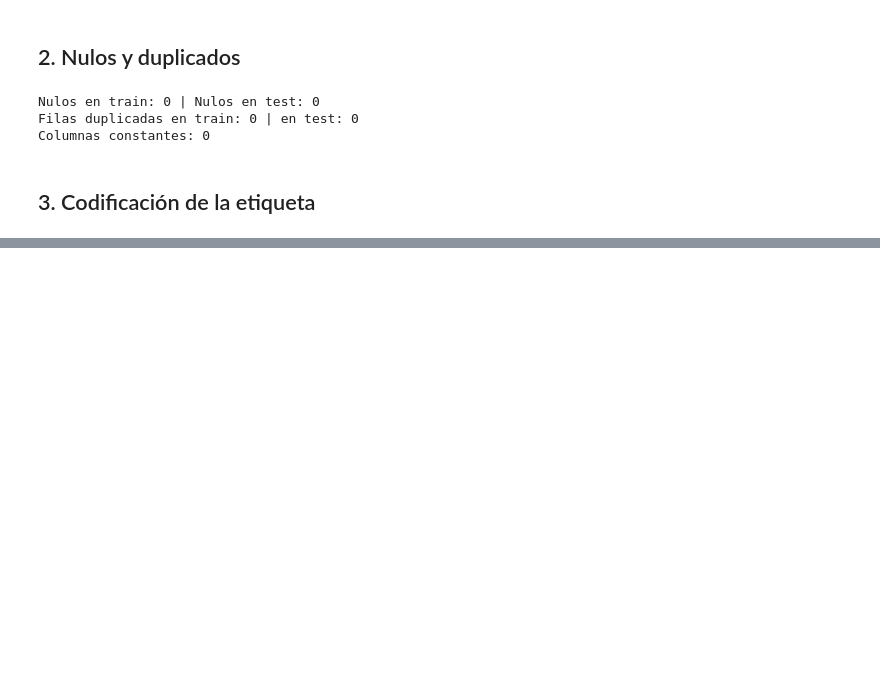
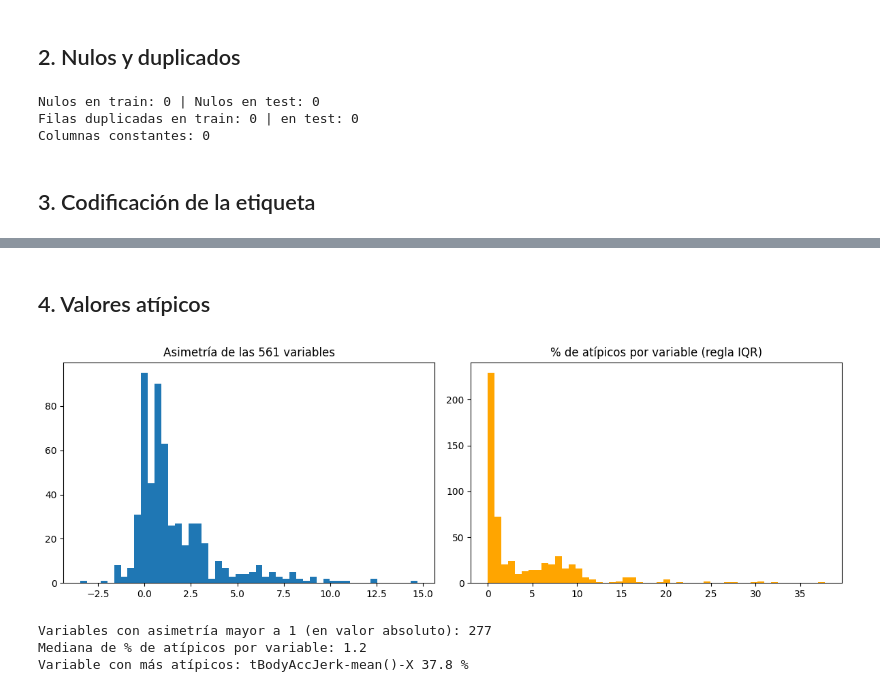
Before and after one commit to TiagoV69/analisis-datos-grupo7, a Jupyter notebook: evaluacion 4/notebooks/02_preprocesamiento.ipynb, the cells around one changed output, grey strips where cells are left out. Cells and saved outputs as stored; diff of their text form; code cells hidden in the pictures; blank space fills up the shorter version.

```diff
--- a/evaluacion 4/notebooks/02_preprocesamiento.ipynb
+++ b/evaluacion 4/notebooks/02_preprocesamiento.ipynb
@@ -72,0 +105,26 @@ Columnas constantes: 0
+# %% [markdown]
+## 4. Valores atípicos
+# %%
+asimetria = X_train.apply(skew)
+q1 = X_train.quantile(0.25)
+q3 = X_train.quantile(0.75)
+iqr = q3 - q1
+es_atipico = (X_train < q1 - 1.5 * iqr) | (X_train > q3 + 1.5 * iqr)
+pct_atipicos = es_atipico.mean() * 100
+
+fig, axes = plt.subplots(1, 2, figsize=(12, 4))
+axes[0].hist(asimetria, bins=50)
+axes[0].set_title("Asimetría de las 561 variables")
+axes[1].hist(pct_atipicos, bins=50, color="orange")
+axes[1].set_title("% de atípicos por variable (regla IQR)")
+plt.tight_layout()
+plt.show()
+
+print("Variables con asimetría mayor a 1 (en valor absoluto):", (asimetria.abs() > 1).sum())
+print("Mediana de % de atípicos por variable:", round(pct_atipicos.median(), 1))
+print("Variable con más atípicos:", pct_atipicos.idxmax(), round(pct_atipicos.max(), 1), "%")
+# %% [output]
+[figure, added]
+Variables con asimetría mayor a 1 (en valor absoluto): 277
+Mediana de % de atípicos por variable: 1.2
+Variable con más atípicos: tBodyAccJerk-mean()-X 37.8 %
```
Also changed, not shown: parts of 3 cells of this notebook.
